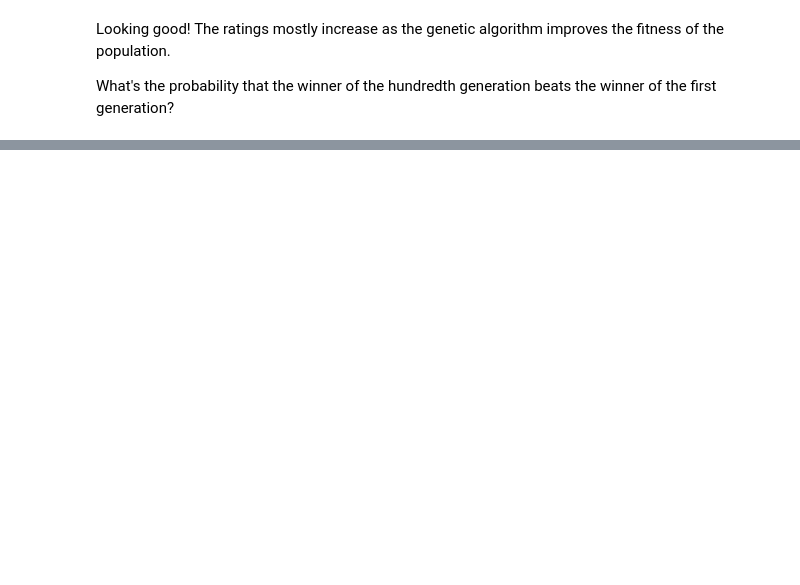
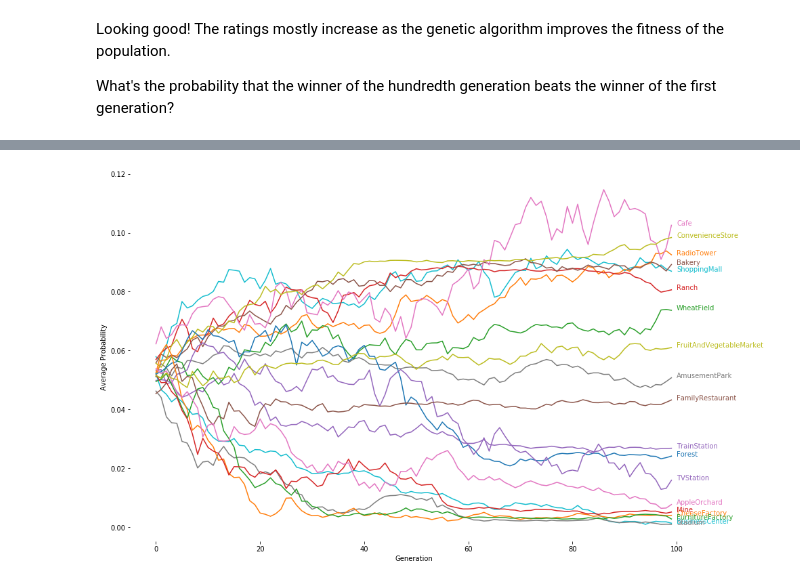
Before and after one commit to ElliotPenson/embark, a Jupyter notebook: embark-analysis.ipynb, the cells around one changed output, grey strips where cells are left out. Cells and saved outputs as stored; diff of their text form; code cells hidden in the pictures; blank space fills up the shorter version.

Commit message:
Add best/worst card analysis

```diff
--- a/embark-analysis.ipynb
+++ b/embark-analysis.ipynb
@@ -90,0 +110,25 @@ find_expected_score(winners[-1].rating, winners[0].rating)
+# %%
+from itertools import cycle
+from embark.machi_koro import ALL_CARDS
+
+COLORS = cycle(["#9467bd", "#17becf", "#7f7f7f", "#ff7f0e", "#2ca02c", "#d62728", "#8c564b",
+                "#e377c2", "#bcbd22", "#1f77b4"])
+
+plt.figure(figsize=(15, 10))
+
+# Remove chart border.
+ax = plt.subplot()
+for border in ["top", "bottom", "right", "left"]:
+    ax.spines[border].set_visible(False)
+
+for card, color in zip(ALL_CARDS, cycle(COLORS)):
+    line = [sum(organism[card] for organism in generation) / len(generation)
+            for generation in generations]
+    plt.plot(line, color=color)
+    plt.text(len(generations), line[-1], card.__name__, color=color)
+
+plt.ylabel('Average Probability')
+plt.xlabel('Generation')
+plt.show()
+# %% [output]
+[figure, added]
```
Also changed, not shown: parts of 16 cells of this notebook.
